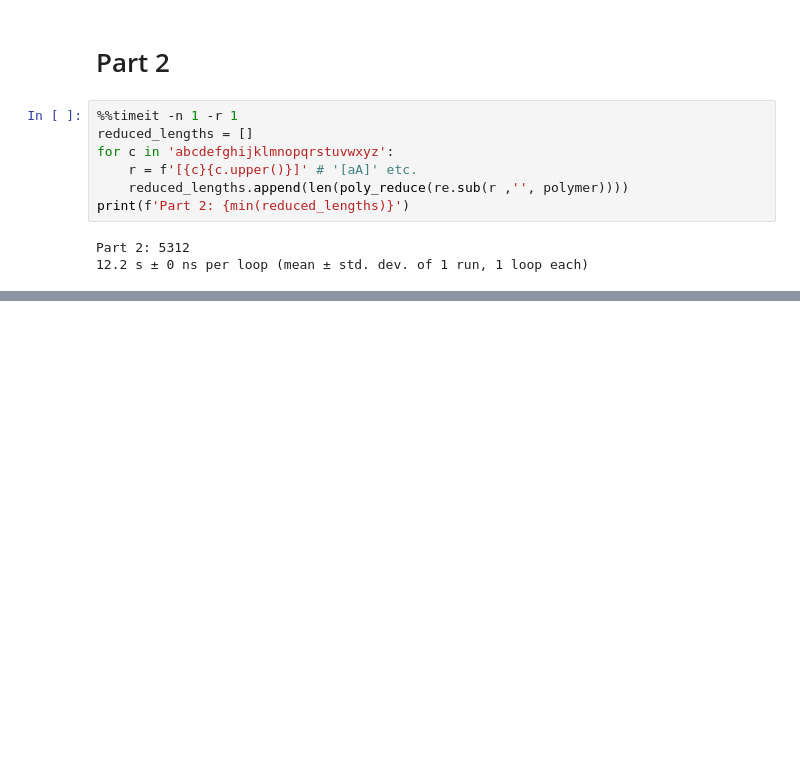
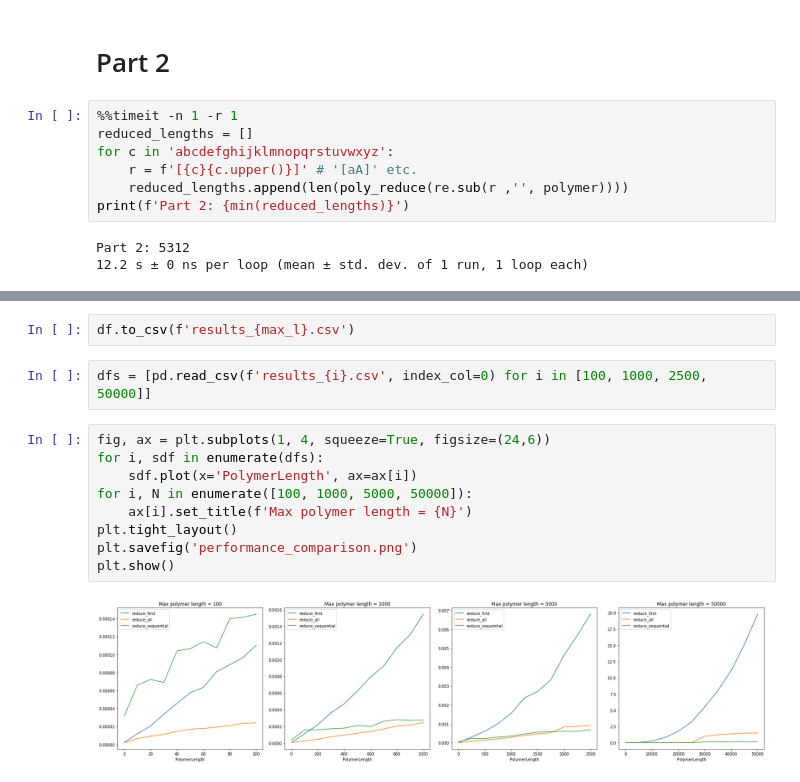
Before and after one commit to MarkNOakden/AdventOfCode, a Jupyter notebook: 18/05/Day 05 - Alchemical Reduction.ipynb, the cells around one changed output, grey strips where cells are left out. Saved outputs shown, nothing was run; the diff lists cells and outputs as text; blank space fills up the shorter version.

Commit message:
performance studies

```diff
--- a/18/05/Day 05 - Alchemical Reduction.ipynb
+++ b/18/05/Day 05 - Alchemical Reduction.ipynb
@@ -145,0 +197,15 @@ Part 2: 5312
+# %%
+df.to_csv(f'results_{max_l}.csv')
+# %%
+dfs = [pd.read_csv(f'results_{i}.csv', index_col=0) for i in [100, 1000, 2500, 50000]]
+# %%
+fig, ax = plt.subplots(1, 4, squeeze=True, figsize=(24,6))
+for i, sdf in enumerate(dfs):
+    sdf.plot(x='PolymerLength', ax=ax[i])
+for i, N in enumerate([100, 1000, 5000, 50000]):
+    ax[i].set_title(f'Max polymer length = {N}')
+plt.tight_layout()
+plt.savefig('performance_comparison.png')
+plt.show()
+# %% [output]
+[figure, added]
```
Also changed, not shown: parts of 6 cells of this notebook, 5 other files.
